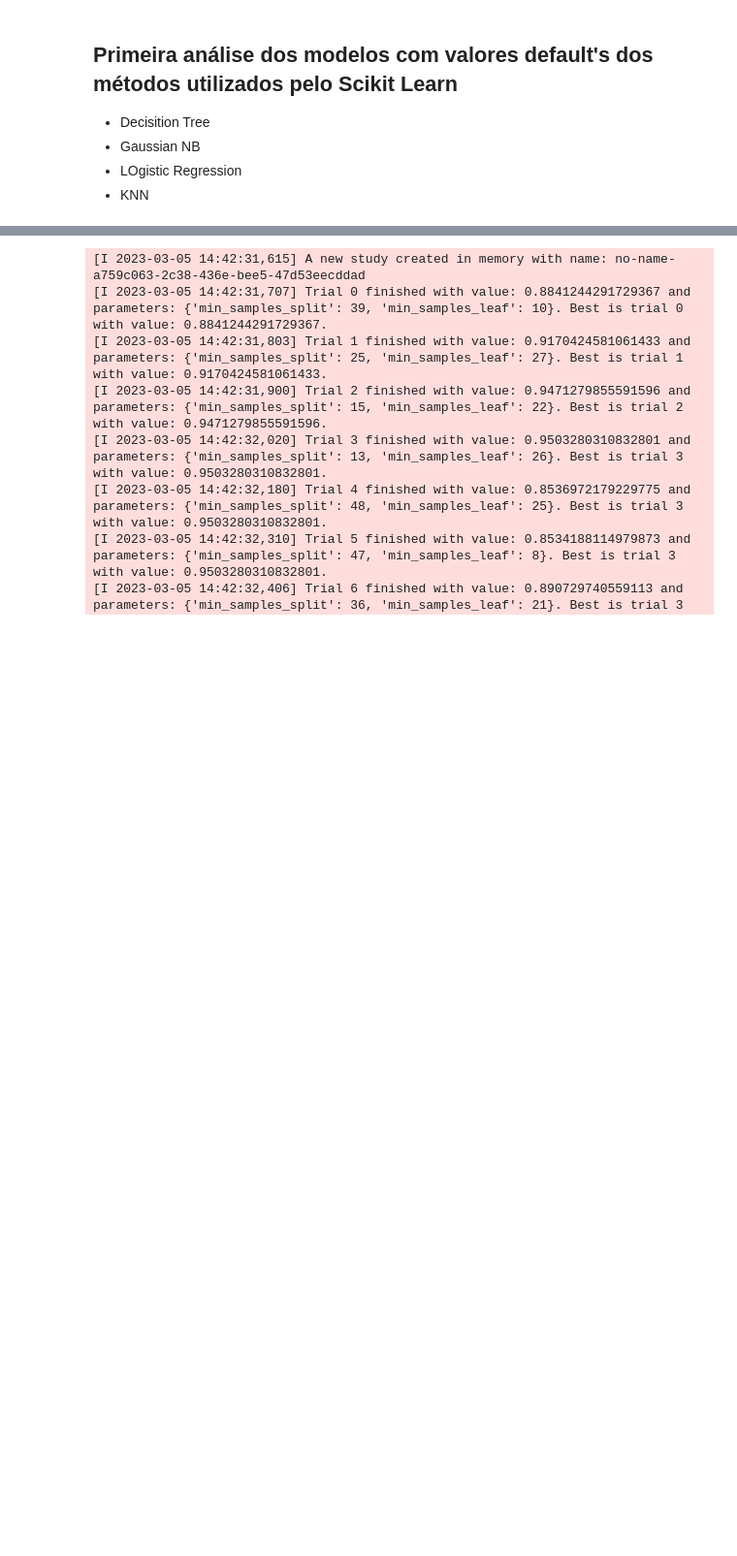
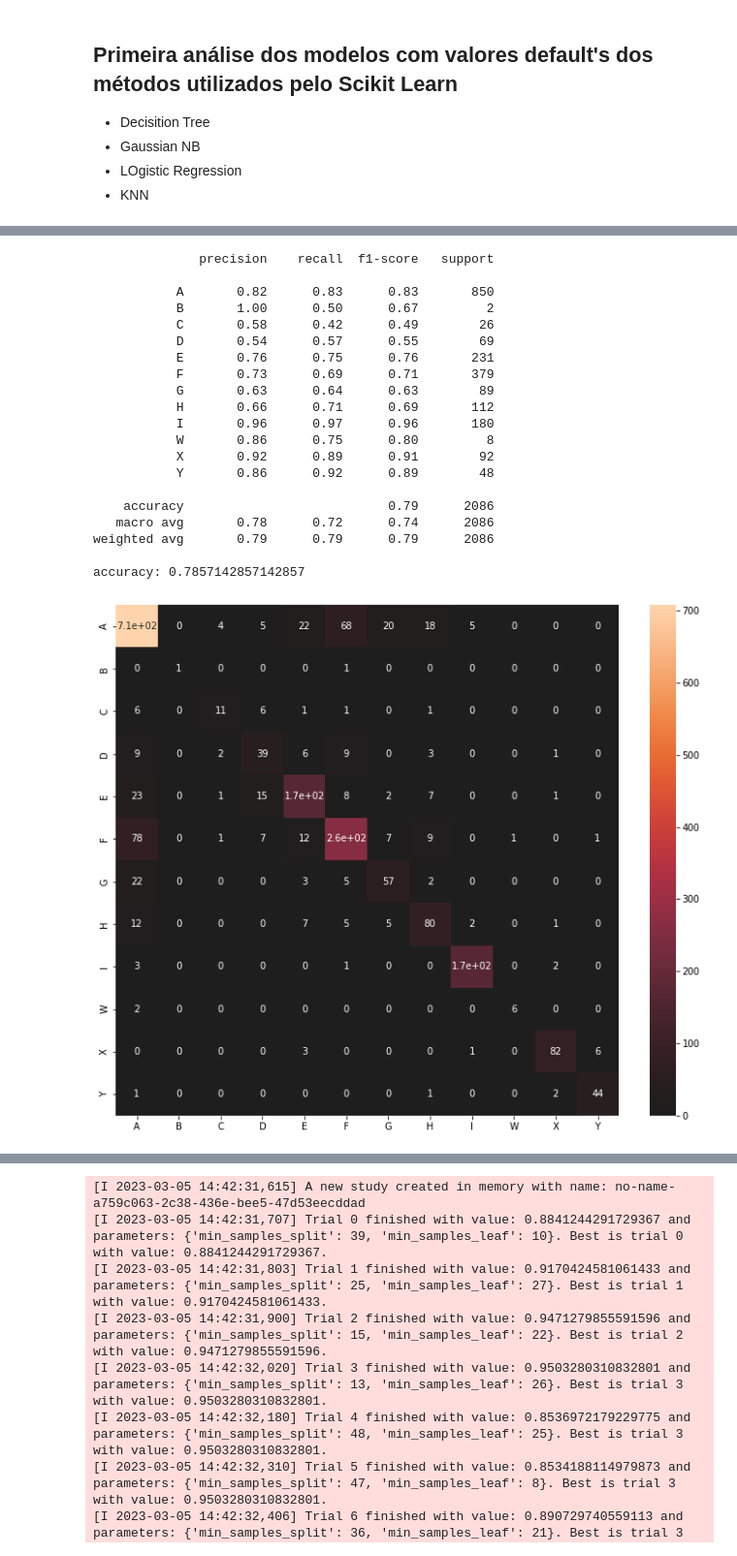
Before and after one commit to IndioP/Projeto-AM, a Jupyter notebook: Avila.ipynb, the cells around one changed output, grey strips where cells are left out. Shown at 97% size. Cells and saved outputs as stored; diff of their text form; code cells hidden in the pictures; blank space fills up the shorter version.

```diff
--- a/Avila.ipynb
+++ b/Avila.ipynb
@@ -224,0 +314,26 @@ F1-score:  0.7369839317135863
+# %%
+clf_best = DecisionTreeClassifier(splitter="random")
+clf_best.fit(X_train, y_train)
+display_metrics(clf_best, X_valid, y_valid)
+# %% [output]
+              precision    recall  f1-score   support
+
+           A       0.82      0.83      0.83       850
+           B       1.00      0.50      0.67         2
+           C       0.58      0.42      0.49        26
+           D       0.54      0.57      0.55        69
+           E       0.76      0.75      0.76       231
+           F       0.73      0.69      0.71       379
+           G       0.63      0.64      0.63        89
+           H       0.66      0.71      0.69       112
+           I       0.96      0.97      0.96       180
+           W       0.86      0.75      0.80         8
+           X       0.92      0.89      0.91        92
+           Y       0.86      0.92      0.89        48
+
+    accuracy                           0.79      2086
+   macro avg       0.78      0.72      0.74      2086
+weighted avg       0.79      0.79      0.79      2086
+
+accuracy: 0.7857142857142857
+[figure, added]
```
Also changed, not shown: parts of 60 cells of this notebook.
